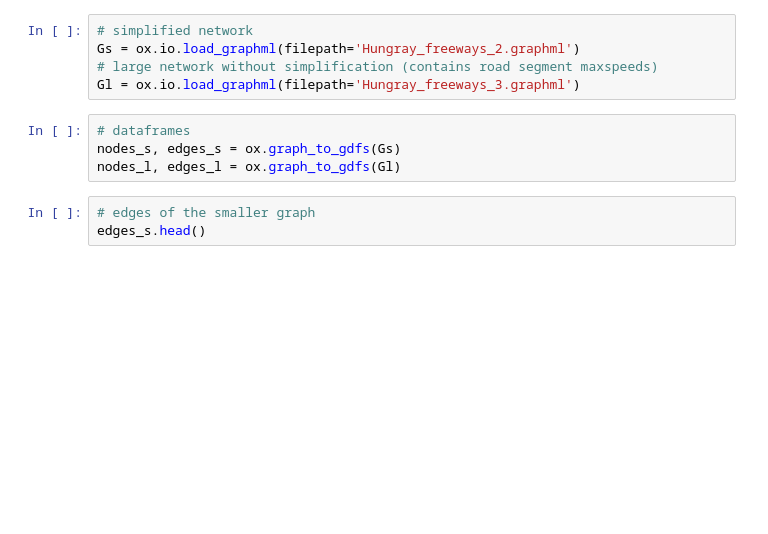
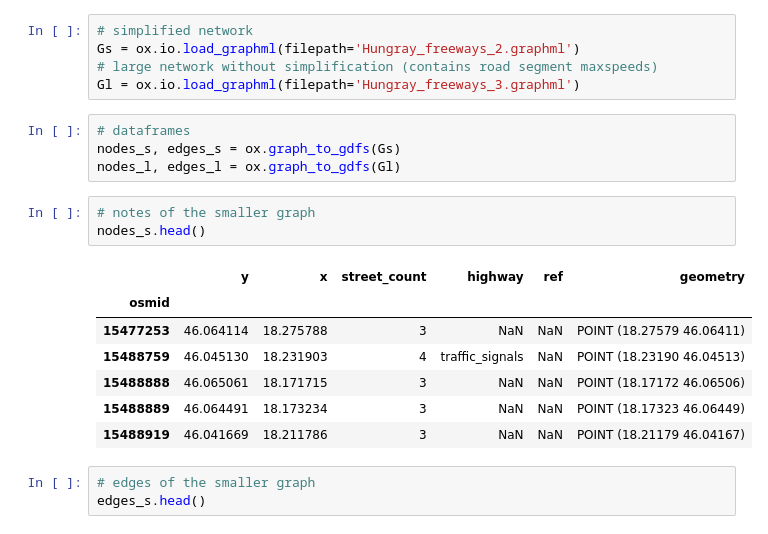
Before and after one commit to bokae/wwcs-2022-memory-of-social-connections, a Jupyter notebook: simplified_roads/hungary/01_better_edge_data.ipynb, the cells around one changed output. Saved outputs shown, nothing was run; the diff lists cells and outputs as text; blank space fills up the shorter version.

```diff
--- a/simplified_roads/hungary/01_better_edge_data.ipynb
+++ b/simplified_roads/hungary/01_better_edge_data.ipynb
@@ -13,6 +14,17 @@ Gl = ox.io.load_graphml(filepath='Hungray_freeways_3.graphml')
 # dataframes
 nodes_s, edges_s = ox.graph_to_gdfs(Gs)
 nodes_l, edges_l = ox.graph_to_gdfs(Gl)
+# %%
+# notes of the smaller graph
+nodes_s.head()
+# %% [output]
+|  | y | x | street_count | highway | ref | geometry |
+| osmid |  |  |  |  |  |  |
+| 15477253 | 46.064114 | 18.275788 | 3 | NaN | NaN | POINT (18.27579 46.06411) |
+| 15488759 | 46.045130 | 18.231903 | 4 | traffic_signals | NaN | POINT (18.23190 46.04513) |
+| 15488888 | 46.065061 | 18.171715 | 3 | NaN | NaN | POINT (18.17172 46.06506) |
+| 15488889 | 46.064491 | 18.173234 | 3 | NaN | NaN | POINT (18.17323 46.06449) |
+| 15488919 | 46.041669 | 18.211786 | 3 | NaN | NaN | POINT (18.21179 46.04167) |
 # %%
 # edges of the smaller graph
 edges_s.head()
```
Also changed, not shown: parts of 4 cells of this notebook.
